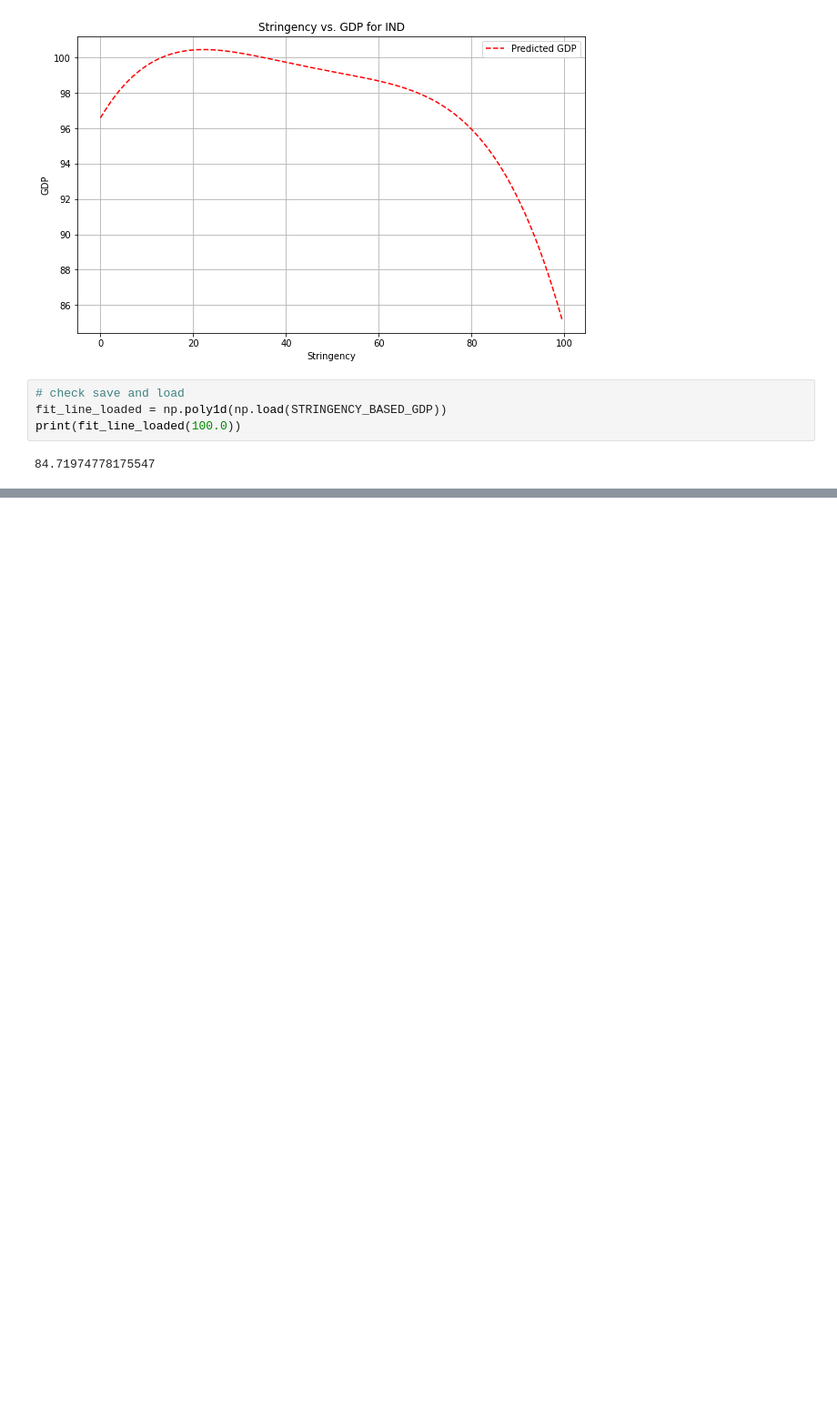
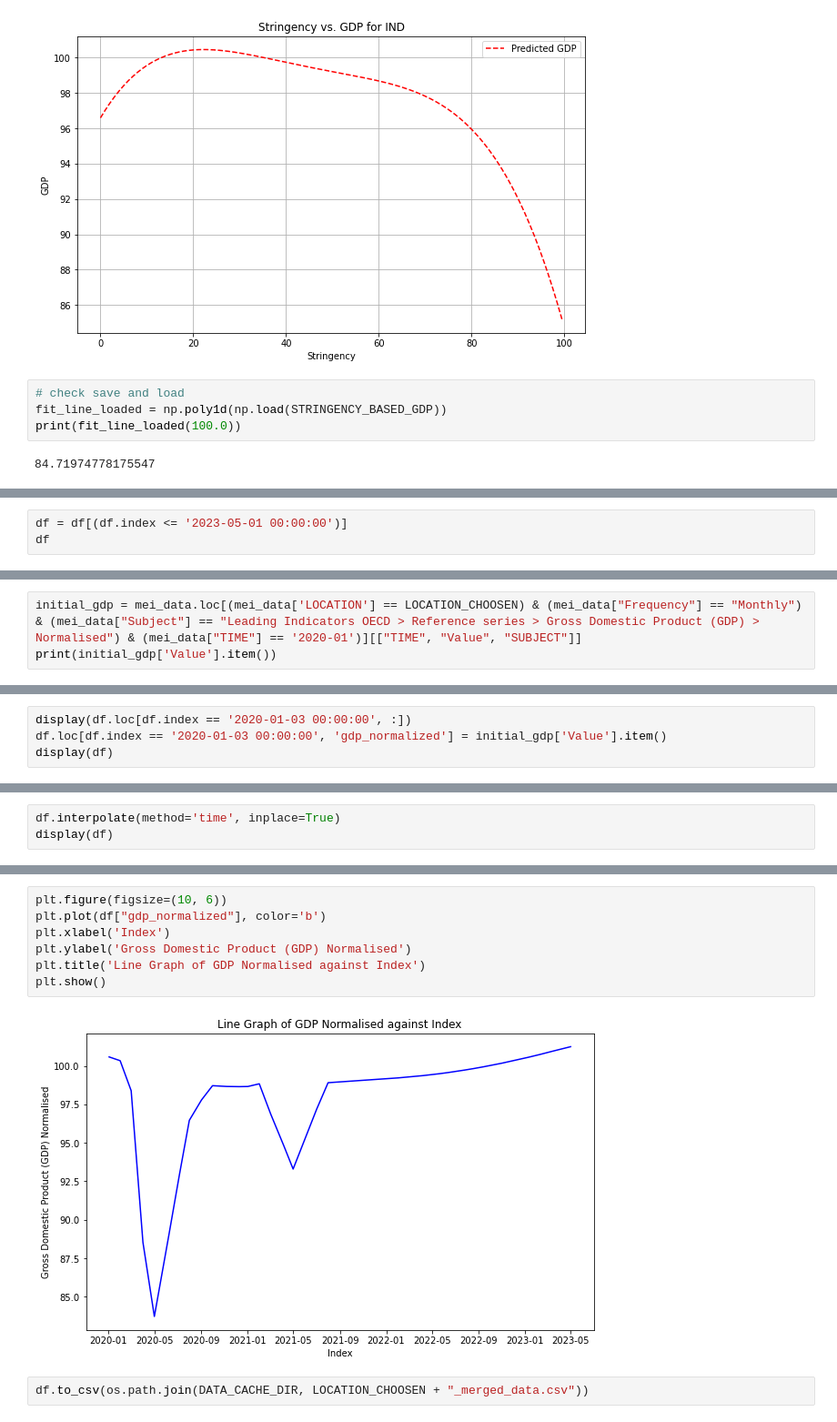
Before and after one commit to psymbio/sir_rl, a Jupyter notebook: 01_eda.ipynb, the cells around one changed output, grey strips where cells are left out. Shown at 91% size. Saved outputs shown, nothing was run; the diff lists cells and outputs as text; blank space fills up the shorter version.

```diff
--- a/01_eda.ipynb
+++ b/01_eda.ipynb
@@ -355,0 +313,3 @@ print(min(selected_dates), max(selected_dates))
+# %%
+df = df[(df.index <= '2023-05-01 00:00:00')]
+df
@@ -355,0 +331,3 @@ print(min(selected_dates), max(selected_dates))
+# %%
+initial_gdp = mei_data.loc[(mei_data['LOCATION'] == LOCATION_CHOOSEN) & (mei_data["Frequency"] == "Monthly") & (mei_data["Subject"] == "Leading Indicators OECD > Reference series > Gross Domestic Product (GDP) > Normalised") & (mei_data["TIME"] == '2020-01')][["TIME", "Value", "SUBJECT"]]
+print(initial_gdp['Value'].item())
@@ -355,0 +336,4 @@ print(min(selected_dates), max(selected_dates))
+# %%
+display(df.loc[df.index == '2020-01-03 00:00:00', :])
+df.loc[df.index == '2020-01-03 00:00:00', 'gdp_normalized'] = initial_gdp['Value'].item()
+display(df)
@@ -355,0 +366,3 @@ print(min(selected_dates), max(selected_dates))
+# %%
+df.interpolate(method='time', inplace=True)
+display(df)
@@ -355,0 +388,11 @@ print(min(selected_dates), max(selected_dates))
+# %%
+plt.figure(figsize=(10, 6))
+plt.plot(df["gdp_normalized"], color='b')
+plt.xlabel('Index')
+plt.ylabel('Gross Domestic Product (GDP) Normalised')
+plt.title('Line Graph of GDP Normalised against Index')
+plt.show()
+# %% [output]
+[figure, added]
+# %%
+df.to_csv(os.path.join(DATA_CACHE_DIR, LOCATION_CHOOSEN + "_merged_data.csv"))
```
Also changed, not shown: parts of 16 cells of this notebook, 11 other files.
